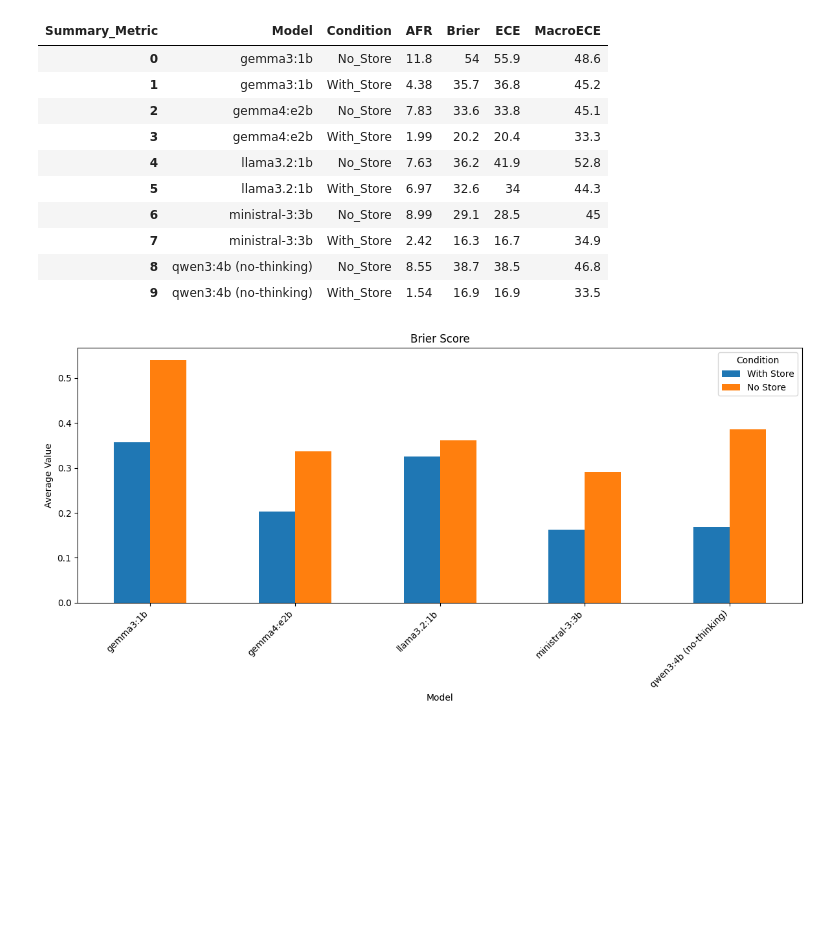
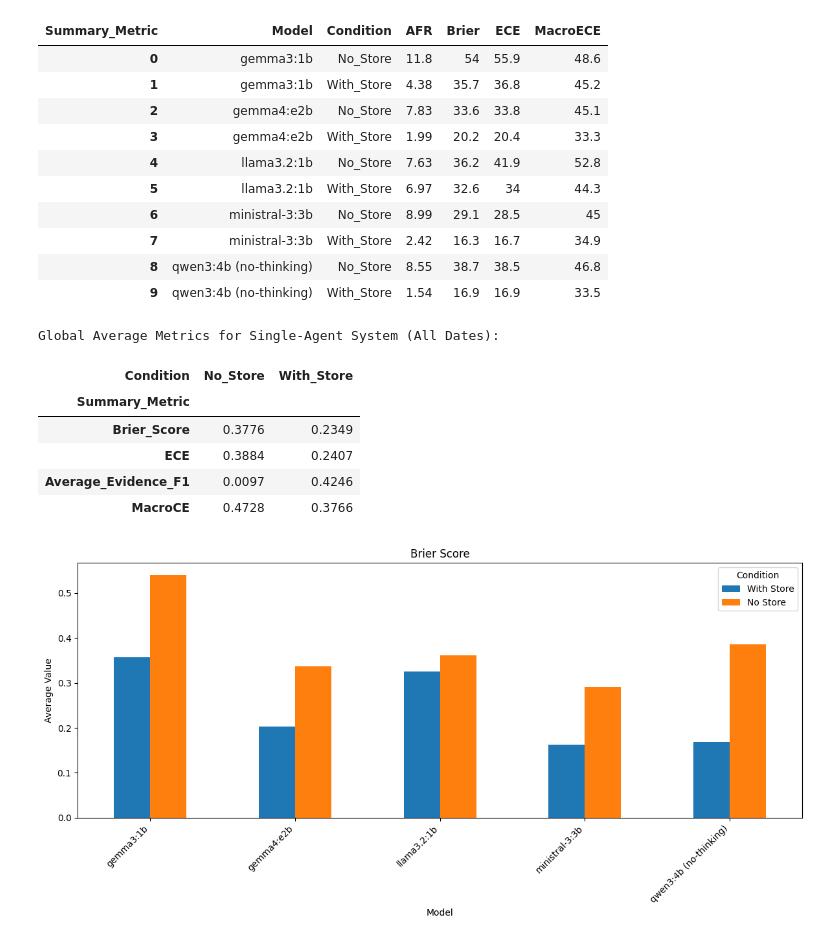
Before and after one commit to sultann-301/Belief-Aware-LLMs, a Jupyter notebook: final_single_agent_analysis.ipynb, the cells around one changed output. Saved outputs shown, nothing was run; the diff lists cells and outputs as text; code cells hidden in the pictures; blank space fills up the shorter version.

```diff
--- a/final_single_agent_analysis.ipynb
+++ b/final_single_agent_analysis.ipynb
@@ -481,6 +481,42 @@ display(metrics_display)
 | 7 | ministral-3:3b | With_Store | 2.42 | 16.3 | 16.7 | 34.9 |
 | 8 | qwen3:4b (no-thinking) | No_Store | 8.55 | 38.7 | 38.5 | 46.8 |
 | 9 | qwen3:4b (no-thinking) | With_Store | 1.54 | 16.9 | 16.9 | 33.5 |
+# %%
+# Global average score across the 3 key metrics (Single-Agent)
+import pandas as pd
+
+if 'df_clean' in locals() and not df_clean.empty:
+    # Use the exact metric names as they appear in the single-agent CSV
+    csv_metric_names = ['Summary_Metric_Brier_Score', 'Summary_Metric_ECE', 'Average_Evidence_F1', 'Summary_Metric_MacroCE']
+
+    df_metrics = df_clean[df_clean['Summary_Metric'].isin(csv_metric_names)].copy()
+
+    if not df_metrics.empty:
+        # Calculate global mean for each metric, grouped by Condition (With_Store vs No_Store)
+        global_means = df_metrics.groupby(['Summary_Metric', 'Condition'])['Value'].mean().unstack().round(4)
+
+        # Clean up the row names to remove the "Summary_Metric_" prefix
+        global_means.index = global_means.index.str.replace("Summary_Metric_", "", regex=False)
+
+        # Reorder rows for clean display
+        clean_target_metrics = ['Brier_Score', 'ECE', 'Average_Evidence_F1', "MacroCE"]
+        cols = [m for m in clean_target_metrics if m in global_means.index]
+        global_means = global_means.reindex(cols)
+
+        print("Global Average Metrics for Single-Agent System (All Dates):")
+        display(global_means)
+    else:
+        print("No matching metrics found.")
+else:
+    print("DataFrame 'df_clean' is empty or not loaded.")
+# %% [output]
+Global Average Metrics for Single-Agent System (All Dates):
+| Condition | No_Store | With_Store |
+| Summary_Metric |  |  |
+| Brier_Score | 0.3776 | 0.2349 |
+| ECE | 0.3884 | 0.2407 |
+| Average_Evidence_F1 | 0.0097 | 0.4246 |
+| MacroCE | 0.4728 | 0.3766 |
 # %%
 metric_chart_map = {
     "Summary_Metric_Brier_Score": "Brier Score",
```
Also changed, not shown: 4 other files.
